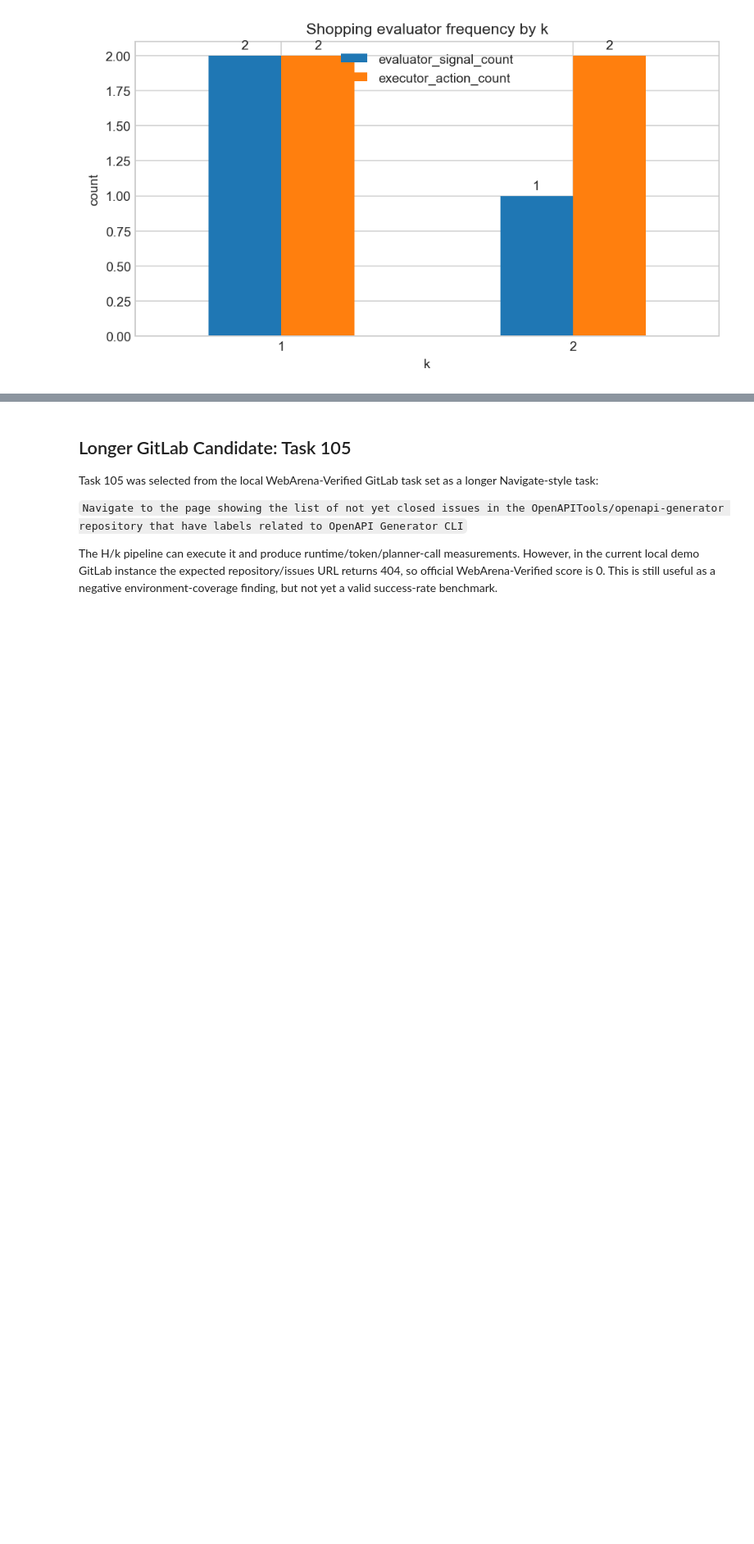
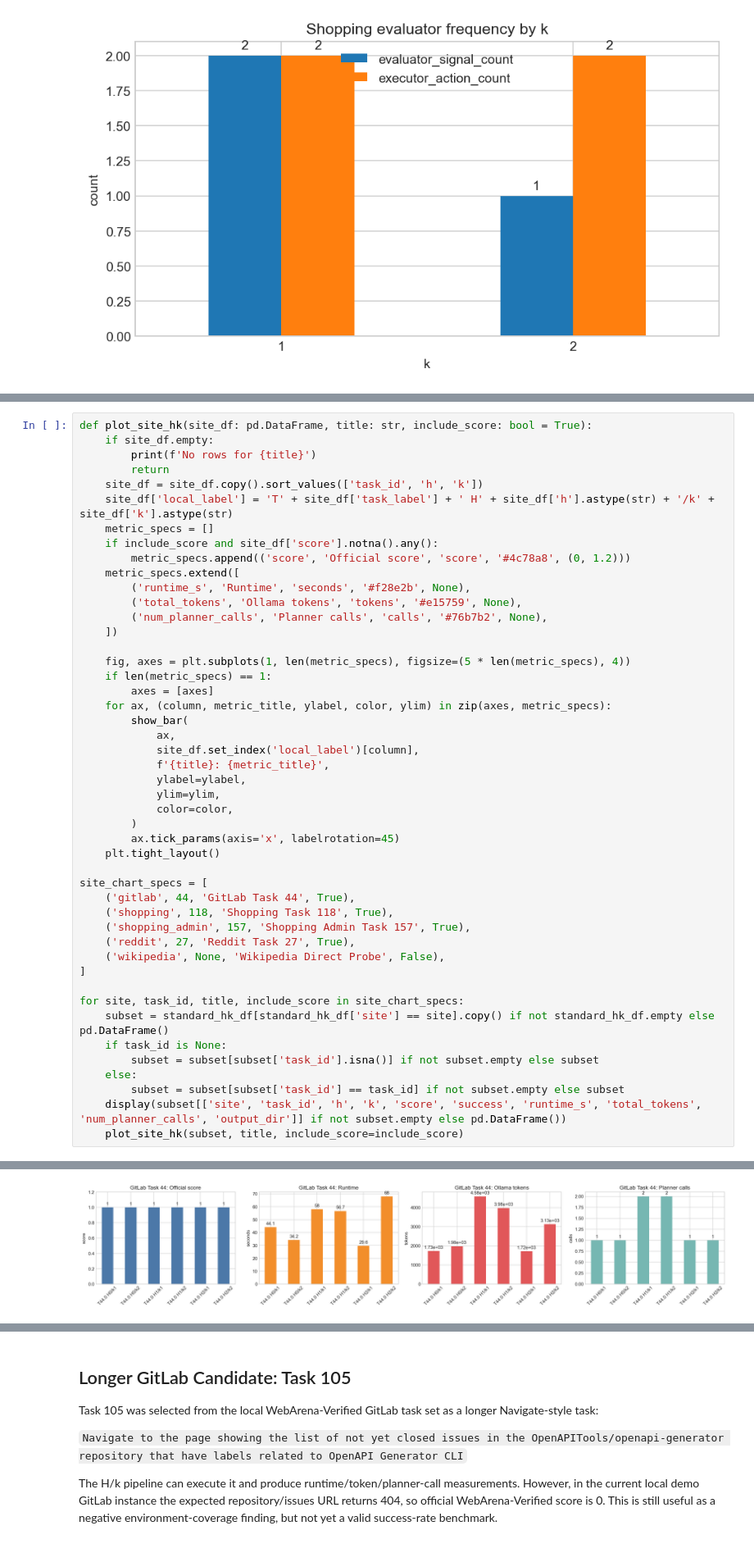
Before and after one commit to NICFRU/webarena-verified-thesis, a Jupyter notebook: notebooks/08_hk_sweep_analysis.ipynb, the cells around one changed output, grey strips where cells are left out. Shown at 82% size. Saved outputs shown, nothing was run; the diff lists cells and outputs as text; blank space fills up the shorter version.

Commit message:
Add per-site H/k analysis charts

```diff
--- a/notebooks/08_hk_sweep_analysis.ipynb
+++ b/notebooks/08_hk_sweep_analysis.ipynb
@@ -380,0 +385,48 @@ Shopping H0/k2 evaluator signals
+# %%
+def plot_site_hk(site_df: pd.DataFrame, title: str, include_score: bool = True):
+    if site_df.empty:
+        print(f'No rows for {title}')
+        return
+    site_df = site_df.copy().sort_values(['task_id', 'h', 'k'])
+    site_df['local_label'] = 'T' + site_df['task_label'] + ' H' + site_df['h'].astype(str) + '/k' + site_df['k'].astype(str)
+    metric_specs = []
+    if include_score and site_df['score'].notna().any():
+        metric_specs.append(('score', 'Official score', 'score', '#4c78a8', (0, 1.2)))
+    metric_specs.extend([
+        ('runtime_s', 'Runtime', 'seconds', '#f28e2b', None),
+        ('total_tokens', 'Ollama tokens', 'tokens', '#e15759', None),
+        ('num_planner_calls', 'Planner calls', 'calls', '#76b7b2', None),
+    ])
+
+    fig, axes = plt.subplots(1, len(metric_specs), figsize=(5 * len(metric_specs), 4))
+    if len(metric_specs) == 1:
+        axes = [axes]
+    for ax, (column, metric_title, ylabel, color, ylim) in zip(axes, metric_specs):
+        show_bar(
+            ax,
+            site_df.set_index('local_label')[column],
+            f'{title}: {metric_title}',
+            ylabel=ylabel,
+            ylim=ylim,
+            color=color,
+        )
+        ax.tick_params(axis='x', labelrotation=45)
+    plt.tight_layout()
+
+site_chart_specs = [
+    ('gitlab', 44, 'GitLab Task 44', True),
+    ('shopping', 118, 'Shopping Task 118', True),
+    ('shopping_admin', 157, 'Shopping Admin Task 157', True),
+    ('reddit', 27, 'Reddit Task 27', True),
+    ('wikipedia', None, 'Wikipedia Direct Probe', False),
+]
+
+for site, task_id, title, include_score in site_chart_specs:
+    subset = standard_hk_df[standard_hk_df['site'] == site].copy() if not standard_hk_df.empty else pd.DataFrame()
+    if task_id is None:
+        subset = subset[subset['task_id'].isna()] if not subset.empty else subset
+    else:
+        subset = subset[subset['task_id'] == task_id] if not subset.empty else subset
+    display(subset[['site', 'task_id', 'h', 'k', 'score', 'success', 'runtime_s', 'total_tokens', 'num_planner_calls', 'output_dir']] if not subset.empty else pd.DataFrame())
+    plot_site_hk(subset, title, include_score=include_score)
+# %% [output]
@@ -380,0 +464 @@ Shopping H0/k2 evaluator signals
+[figure, added]
```
Also changed, not shown: parts of 2 cells of this notebook.
